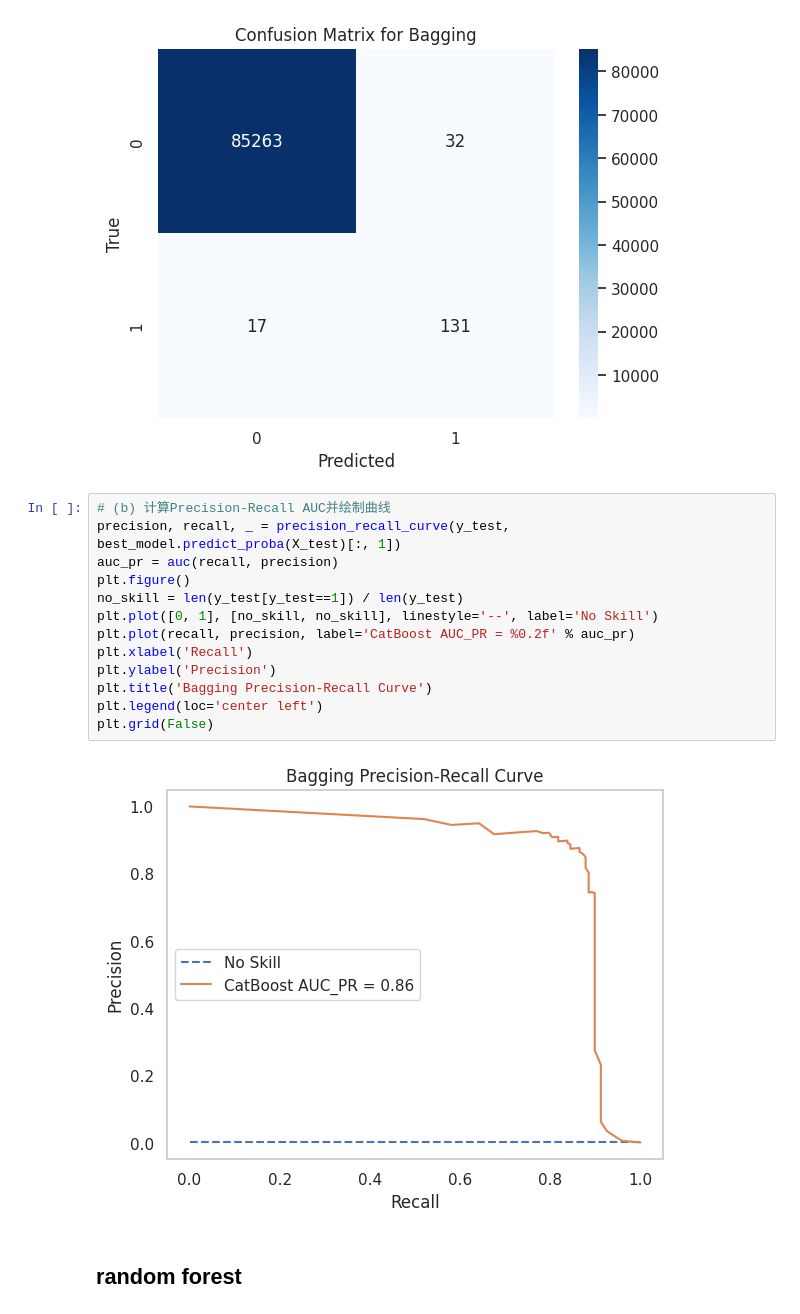
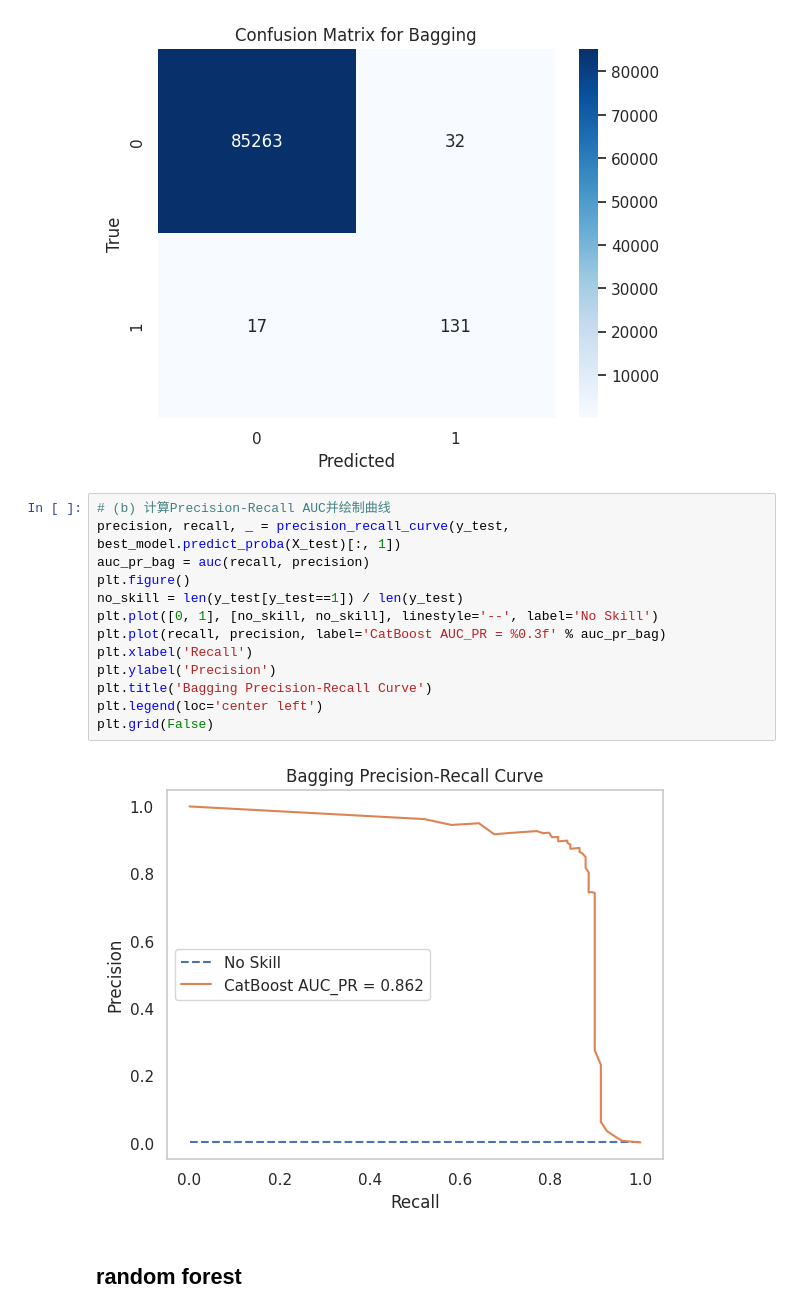
Before and after one commit to ConfusedTraveler/credit-card-fraud-detect, a Jupyter notebook: credit_card_fraud_detection_beta.ipynb, the cells around one changed output. Cells and saved outputs as stored; diff of their text form.

```diff
--- a/credit_card_fraud_detection_beta.ipynb
+++ b/credit_card_fraud_detection_beta.ipynb
@@ -420,18 +423,18 @@ Text(46.25, 0.5, 'True')
 # %%
 # (b) 计算Precision-Recall AUC并绘制曲线
 precision, recall, _ = precision_recall_curve(y_test, best_model.predict_proba(X_test)[:, 1])
-auc_pr = auc(recall, precision)
+auc_pr_bag = auc(recall, precision)
 plt.figure()
 no_skill = len(y_test[y_test==1]) / len(y_test)
 plt.plot([0, 1], [no_skill, no_skill], linestyle='--', label='No Skill')
-plt.plot(recall, precision, label='CatBoost AUC_PR = %0.2f' % auc_pr)
+plt.plot(recall, precision, label='CatBoost AUC_PR = %0.3f' % auc_pr_bag)
 plt.xlabel('Recall')
 plt.ylabel('Precision')
 plt.title('Bagging Precision-Recall Curve')
 plt.legend(loc='center left')
 plt.grid(False)
 # %% [output]
-[figure, old version]
+[figure, new version]
 # %% [markdown]
 ## random forest
 # %%
```
Also changed, not shown: parts of 32 cells of this notebook.
